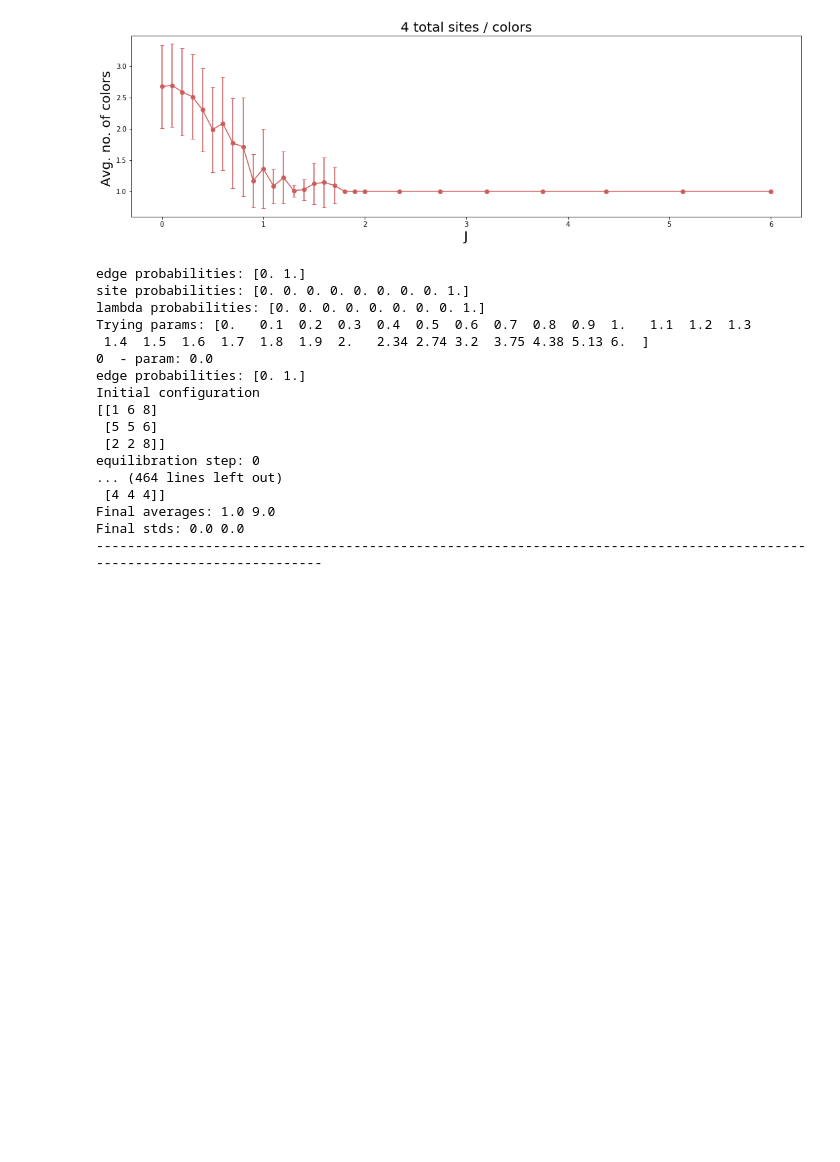
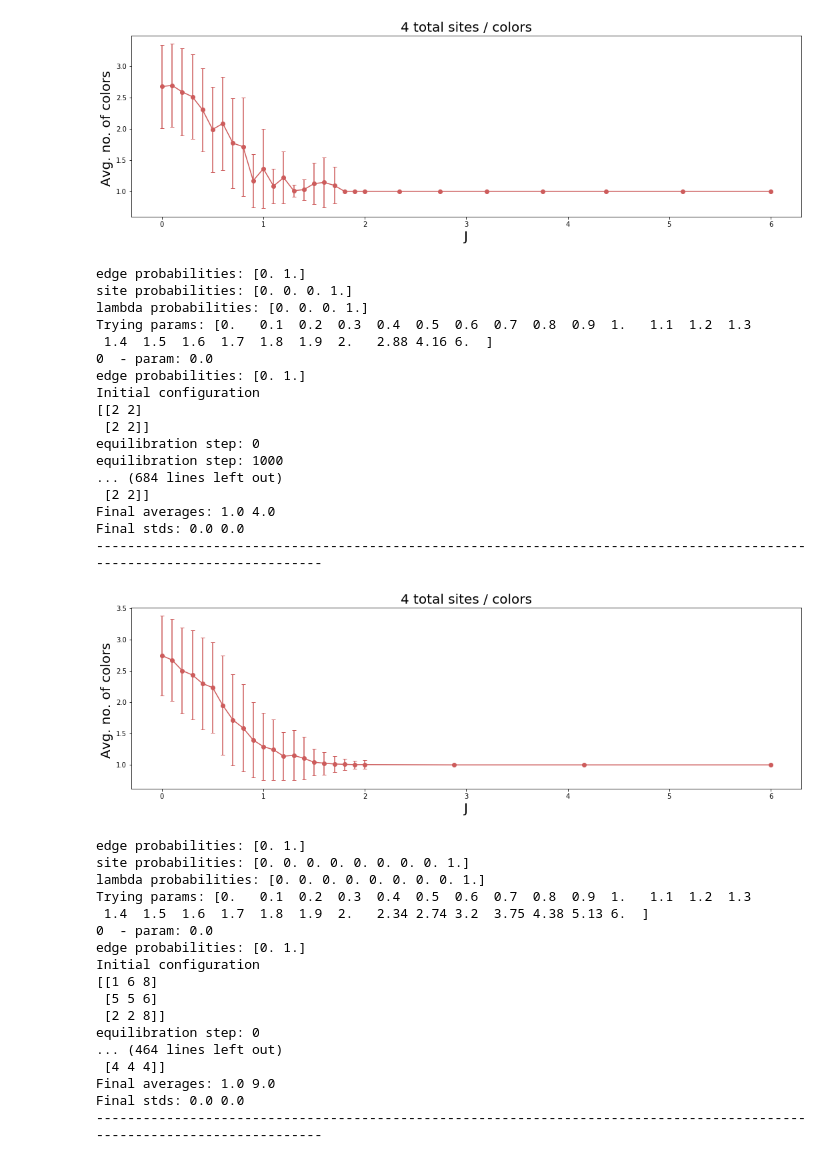
Before and after one commit to oscargomezq/Capstone-RCM, a Jupyter notebook: Simulation 4.ipynb, the cells around one changed output. Saved outputs shown, nothing was run; the diff lists cells and outputs as text; code cells hidden in the pictures; blank space fills up the shorter version.

```diff
--- a/Simulation 4.ipynb
+++ b/Simulation 4.ipynb
@@ -393,9 +393,9 @@ def assign_labels(config, eta, N, no_colors, sites):
 # %%
 only_averages = False
 prt = True
-N, no_cols = 3, 9
-gamma = 0.12    # strength of preference for low no. of cols
-J = 0.6       # strength of preference for bonds
+N, no_cols = 4, 16
+gamma = 0    # strength of preference for low no. of cols
+J = 2       # strength of preference for bonds
 alpha = 0   # strength of preference for colors (field)
 
 '''Probabilities ordered from highest (high energy) to lowest'''
@@ -744,6 +744,34 @@ Final averages: 1.0 4.0
 Final stds: 0.0 0.0
 ------------------------------------------------------------------------------------------------------------------------
 [figure]
+# %%
+eq_steps = 5005          #  number of MC sweeps for equilibration
+mc_steps = 1005          #  number of MC sweeps for calculation
+only_averages  = False
+prt = False
+nJ = 20
+Js = np.linspace(0, 2, num=nJ, endpoint=False)
+Js = np.append(Js, np.geomspace(2, 6, num=4)).round(decimals=2)
+experiment_full_interaction (2, 4, Js=Js, gamma=0, alpha=0)
+# %% [output]
+edge probabilities: [0. 1.]
+site probabilities: [0. 0. 0. 1.]
+lambda probabilities: [0. 0. 0. 1.]
+Trying params: [0.   0.1  0.2  0.3  0.4  0.5  0.6  0.7  0.8  0.9  1.   1.1  1.2  1.3
+ 1.4  1.5  1.6  1.7  1.8  1.9  2.   2.88 4.16 6.  ]
+0  - param: 0.0
+edge probabilities: [0. 1.]
+Initial configuration
+[[2 2]
+ [2 2]]
+equilibration step: 0
+equilibration step: 1000
+... (684 lines left out)
+ [2 2]]
+Final averages: 1.0 4.0
+Final stds: 0.0 0.0
+------------------------------------------------------------------------------------------------------------------------
+[figure, added]
 # %%
 eq_steps = 505          #  number of MC sweeps for equilibration
 mc_steps = 105          #  number of MC sweeps for calculation
```
Also changed, not shown: parts of 4 cells of this notebook.
